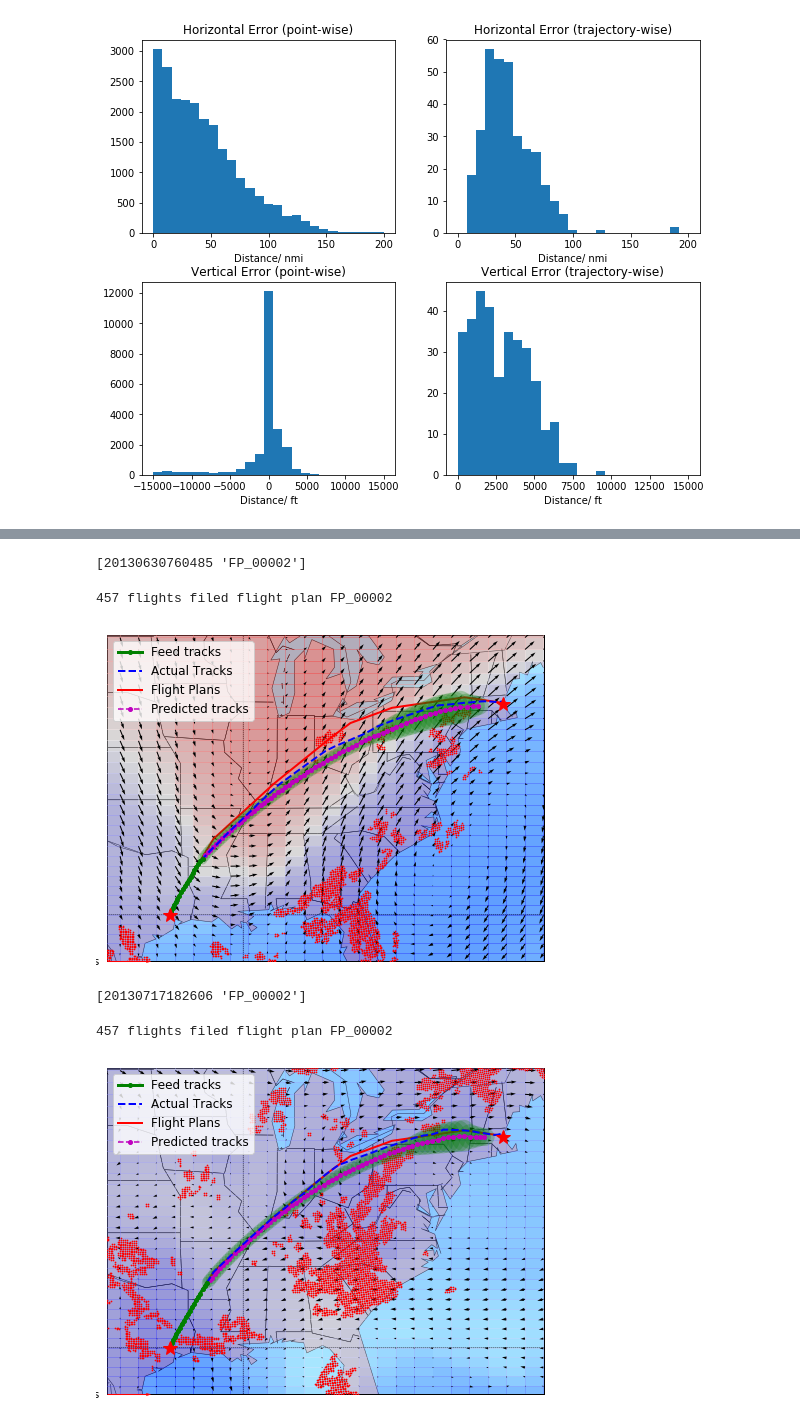
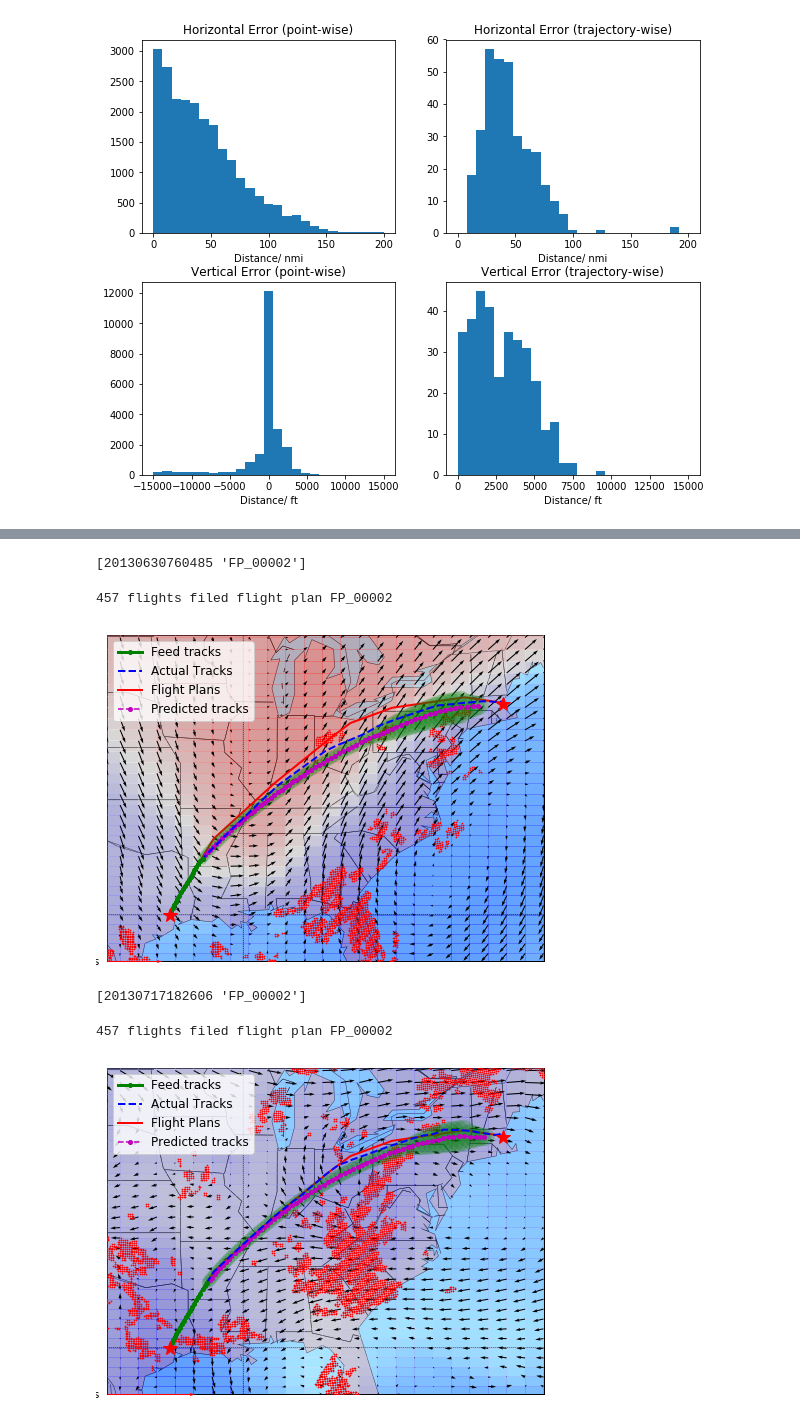
Before and after one commit to yulinliu101/DeepTP, a Jupyter notebook: src/Visualize_Generated_Trajectories.ipynb, the cells around one changed output, grey strips where cells are left out. Saved outputs shown, nothing was run; the diff lists cells and outputs as text; code cells hidden in the pictures.

```diff
--- a/src/Visualize_Generated_Trajectories.ipynb
+++ b/src/Visualize_Generated_Trajectories.ipynb
@@ -144,39 +134,41 @@ k = 152
 fid_fp = eval_cls.feed_fp.groupby(['FLT_PLAN_ID', 'FLT_PLAN_ID_REAL']).head(1)[['FLT_PLAN_ID', 'FLT_PLAN_ID_REAL']].values[k]
 print(fid_fp)
 plot_track, plot_fp = plot_fp_act(fid_fp[1],
-                                  FP_utlize,
-                                  act_track_data.loc[act_track_data.FID == fid_fp[0]],
-                                  feed_fp.loc[feed_fp.FLT_PLAN_ID == fid_fp[0]],
-                                  feed_track = feed_data.loc[feed_data.FID == fid_fp[0]],
+                                  eval_cls.FP_utlize,
+                                  eval_cls.act_track_data.loc[eval_cls.act_track_data.FID == fid_fp[0]],
+                                  eval_cls.feed_fp.loc[eval_cls.feed_fp.FLT_PLAN_ID == fid_fp[0]],
+                                  feed_track = eval_cls.feed_data.loc[eval_cls.feed_data.FID == fid_fp[0]],
                                   pred_track=None,
                                   pred_track_mu = eval_cls.preds[:, 20:, ],
                                   pred_track_cov = eval_cls.pred_covs,
                                   k = best_seq_idx[k],
                                   nstd = 3,
                                   sort = False,
-                                  plot_weather_info = True)
+                                  plot_weather_info = True,
+                                  wind_scale = 800)
 # %% [output]
 [20130630760485 'FP_00002']
 457 flights filed flight plan FP_00002
-[figure, old version]
+[figure, new version]
 # %%
 best_seq_idx = eval_cls._best_sequence_idx(eval_cls.pred_logprobs)
 k = 168
 fid_fp = eval_cls.feed_fp.groupby(['FLT_PLAN_ID', 'FLT_PLAN_ID_REAL']).head(1)[['FLT_PLAN_ID', 'FLT_PLAN_ID_REAL']].values[k]
 print(fid_fp)
 plot_track, plot_fp = plot_fp_act(fid_fp[1],
-                                  FP_utlize,
-                                  act_track_data.loc[act_track_data.FID == fid_fp[0]],
-                                  feed_fp.loc[feed_fp.FLT_PLAN_ID == fid_fp[0]],
-                                  feed_track = feed_data.loc[feed_data.FID == fid_fp[0]],
+                                  eval_cls.FP_utlize,
+                                  eval_cls.act_track_data.loc[eval_cls.act_track_data.FID == fid_fp[0]],
+                                  eval_cls.feed_fp.loc[eval_cls.feed_fp.FLT_PLAN_ID == fid_fp[0]],
+                                  feed_track = eval_cls.feed_data.loc[eval_cls.feed_data.FID == fid_fp[0]],
                                   pred_track=None,
                                   pred_track_mu = eval_cls.preds[:, 20:, ],
                                   pred_track_cov = eval_cls.pred_covs,
                                   k = best_seq_idx[k],
                                   nstd = 3,
                                   sort = False,
-                                  plot_weather_info = True)
+                                  plot_weather_info = True,
+                                  wind_scale = 500)
 # %% [output]
 [20130717182606 'FP_00002']
 457 flights filed flight plan FP_00002
-[figure, old version]
+[figure, new version]
```
Also changed, not shown: parts of 7 cells of this notebook.
